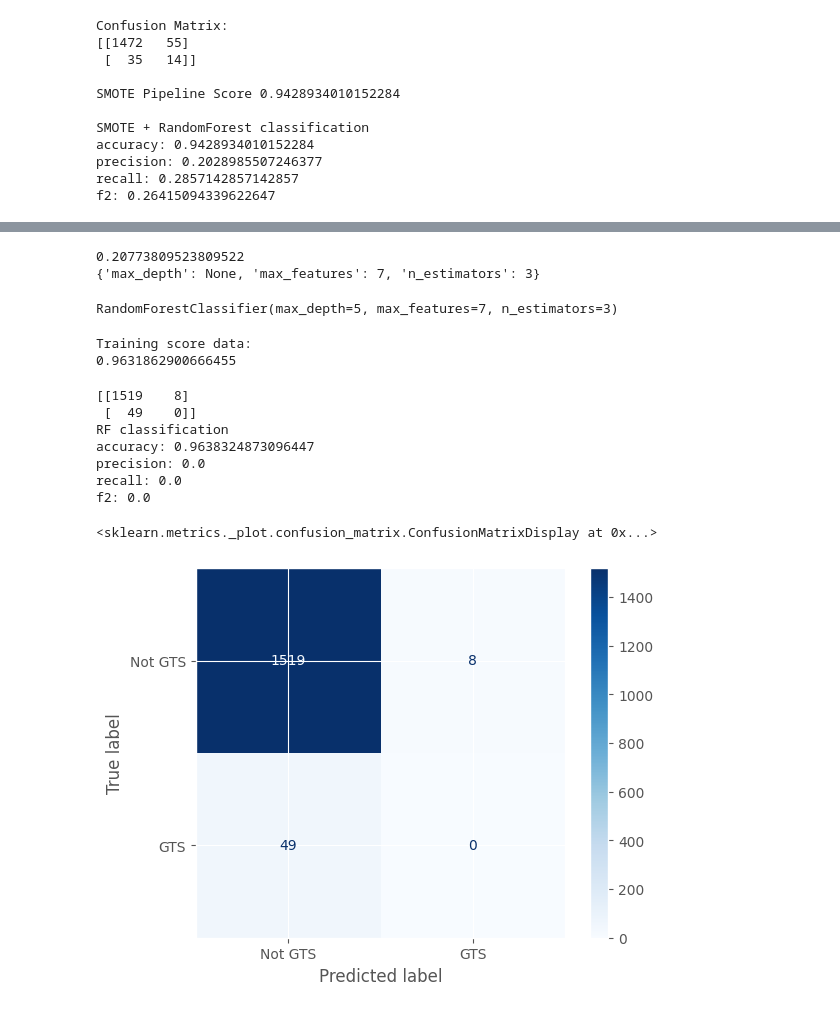
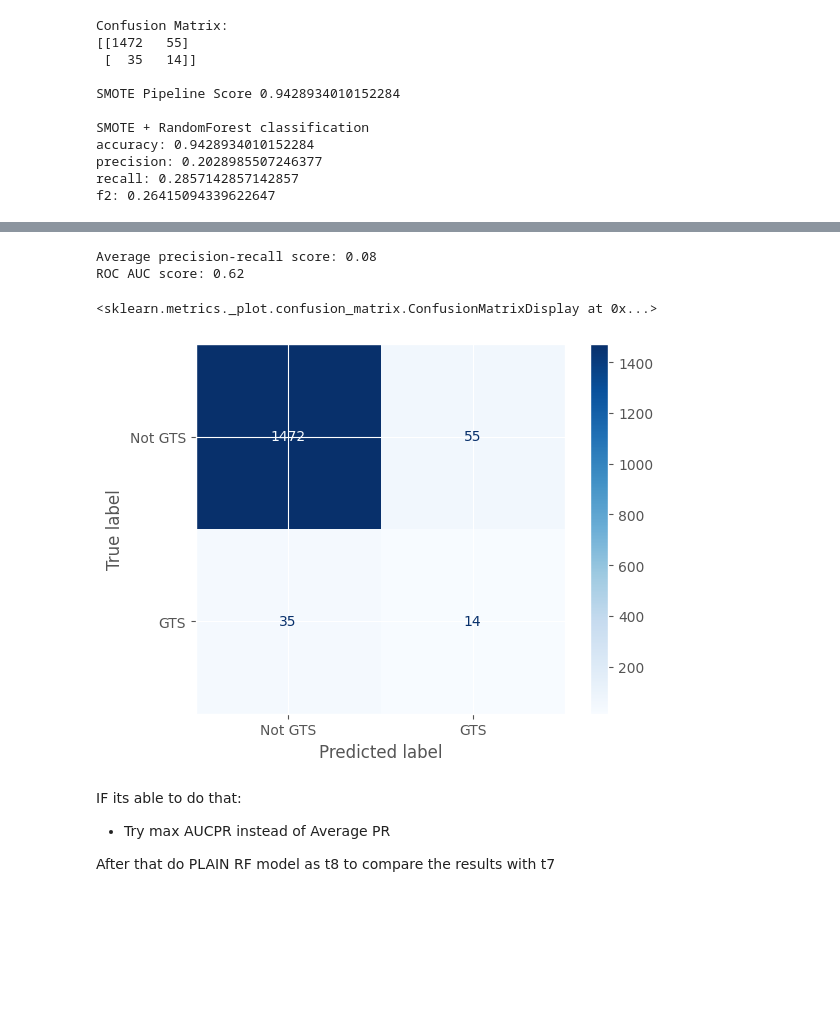
Before and after one commit to Gormezoglu/MorpaStudy, a Jupyter notebook: t7_v4_SMOTE&RF.ipynb, the cells around one changed output, grey strips where cells are left out. Saved outputs shown, nothing was run; the diff lists cells and outputs as text; code cells hidden in the pictures; blank space fills up the shorter version.

```diff
--- a/t7_v4_SMOTE&RF.ipynb
+++ b/t7_v4_SMOTE&RF.ipynb
@@ -509,39 +453,32 @@ GridSearchCV(cv=5,
-# %%
-print(grid_search.best_score_)
-print(grid_search.best_params_)
-# %% [output]
-0.20773809523809522
-{'max_depth': None, 'max_features': 7, 'n_estimators': 3}
-# %%
-# Running the fit
-rf = RandomForestClassifier(max_depth=5, max_features = 7, n_estimators = 3)
-rf.fit(X_train, y_train)
-# %% [output]
-RandomForestClassifier(max_depth=5, max_features=7, n_estimators=3)
-# %%
-# Printing the Training Score
-print("Training score data: ")
-print(rf.score(X_train, y_train))
-# %% [output]
-Training score data:
-0.9631862900666455
-# %%
-#Testing the model
-#Predicting by X_test
-y_pred = rf.predict(X_test)
-
-print(confusion_matrix(y_test, y_pred))
-print_results("RF classification", y_test, y_pred)
-# %% [output]
-[[1519    8]
- [  49    0]]
-RF classification
-accuracy: 0.9638324873096447
-precision: 0.0
-recall: 0.0
-f2: 0.0
+# %%
+# add max AUCPR metric for Random Forest Classifier
+
+from sklearn.metrics import average_precision_score
+
+average_precision = average_precision_score(y_test, smote_prediction)
+
+print('Average precision-recall score: {0:0.2f}'.format(
+        average_precision))
+
+# add AUCROC metric for Random Forest Classifier
+
+from sklearn.metrics import roc_auc_score
+
+roc_auc = roc_auc_score(y_test, smote_prediction)
+
+print('ROC AUC score: {0:0.2f}'.format(roc_auc))
+# %% [output]
+Average precision-recall score: 0.08
+ROC AUC score: 0.62
 # %%
-ConfusionMatrixDisplay.from_estimator(rf, X_test, y_test, cmap='Blues', values_format='d' ,display_labels=['Not GTS', 'GTS'])
+# Showing the Confusion Matrix ConfusionMatrixDisplay for SMOTE + Random Forest Classifier
+ConfusionMatrixDisplay.from_estimator(smote_pipeline, X_test, y_test, cmap='Blues', values_format='d' ,display_labels=['Not GTS', 'GTS'])
 # %% [output]
 <sklearn.metrics._plot.confusion_matrix.ConfusionMatrixDisplay at 0x...>
-[figure, old version]
+[figure, new version]
+# %% [markdown]
+IF its able to do that:
+
+- Try max AUCPR instead of Average PR
+
+After that do PLAIN RF model as t8 to compare the results with t7
```
Also changed, not shown: parts of 7 cells of this notebook.
